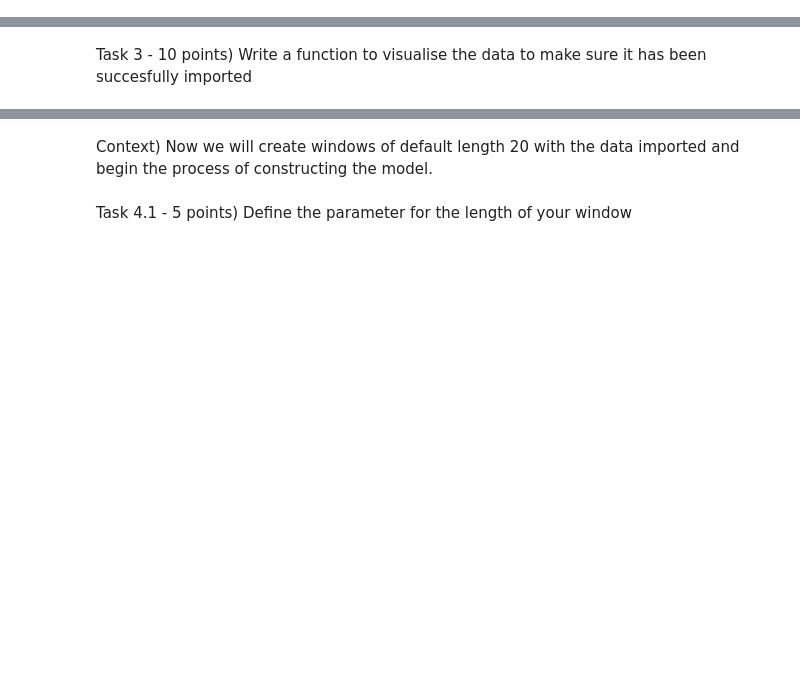
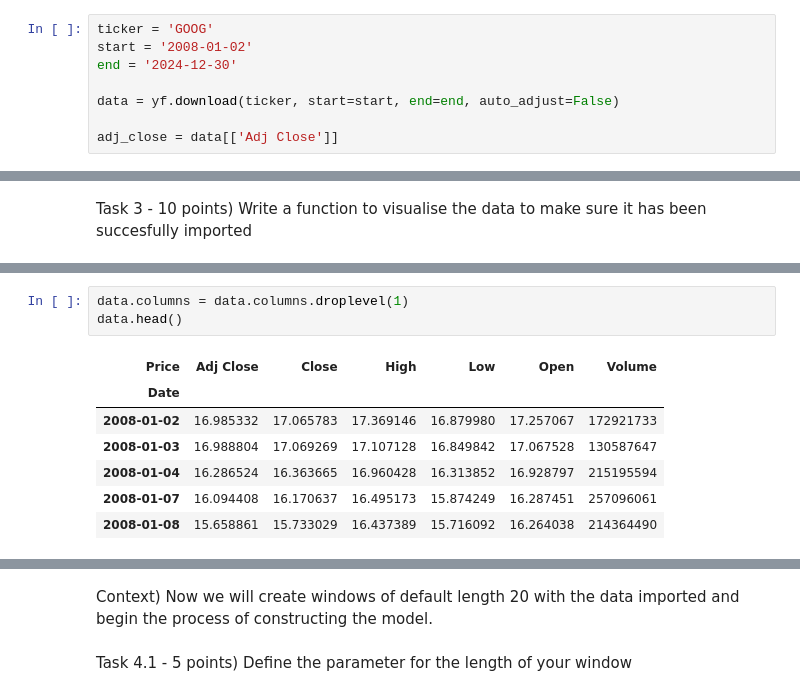
Before and after one commit to Billy-Drunkenstein/MAFN, a Jupyter notebook: Spring 2025/Machine Learning for Finance/Homework 4.ipynb, the cells around one changed output, grey strips where cells are left out. Drawn from its saved outputs; the diff is of its cells as text; blank space fills up the shorter version.

```diff
--- a/Spring 2025/Machine Learning for Finance/Homework 4.ipynb
+++ b/Spring 2025/Machine Learning for Finance/Homework 4.ipynb
@@ -37,3 +41,11 @@ Task 2 - 10 points) Load the data
 Retrieve Close price of Google from yahoo finance from 2008-01-02 to 2024-12-30.
 
 Refer to the instructions in homework 2, if necessary, for up to date instructions on how to retrieve such data for free under new Yahoo Finance API permissions.
+# %%
+ticker = 'GOOG'
+start = '2008-01-02'
+end = '2024-12-30'
+
+data = yf.download(ticker, start=start, end=end, auto_adjust=False)
+
+adj_close = data[['Adj Close']]
@@ -41,0 +77,11 @@ Task 3 - 10 points) Write a function to visualise the data to make sure it has b
+# %%
+data.columns = data.columns.droplevel(1)
+data.head()
+# %% [output]
+| Price | Adj Close | Close | High | Low | Open | Volume |
+| Date |  |  |  |  |  |  |
+| 2008-01-02 | 16.985332 | 17.065783 | 17.369146 | 16.879980 | 17.257067 | 172921733 |
+| 2008-01-03 | 16.988804 | 17.069269 | 17.107128 | 16.849842 | 17.067528 | 130587647 |
+| 2008-01-04 | 16.286524 | 16.363665 | 16.960428 | 16.313852 | 16.928797 | 215195594 |
+| 2008-01-07 | 16.094408 | 16.170637 | 16.495173 | 15.874249 | 16.287451 | 257096061 |
+| 2008-01-08 | 15.658861 | 15.733029 | 16.437389 | 15.716092 | 16.264038 | 214364490 |
```
Also changed, not shown: parts of 12 cells of this notebook.
